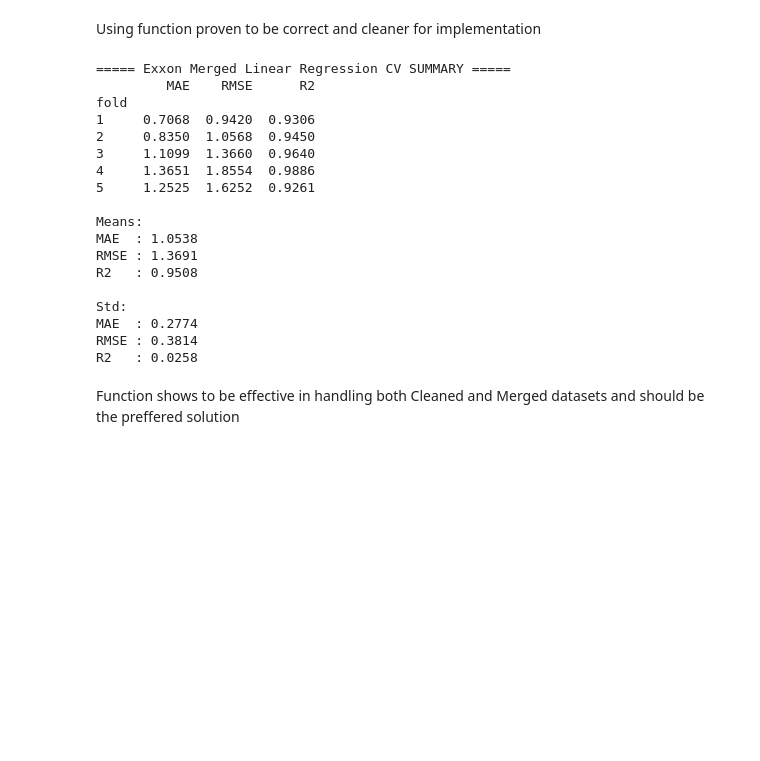
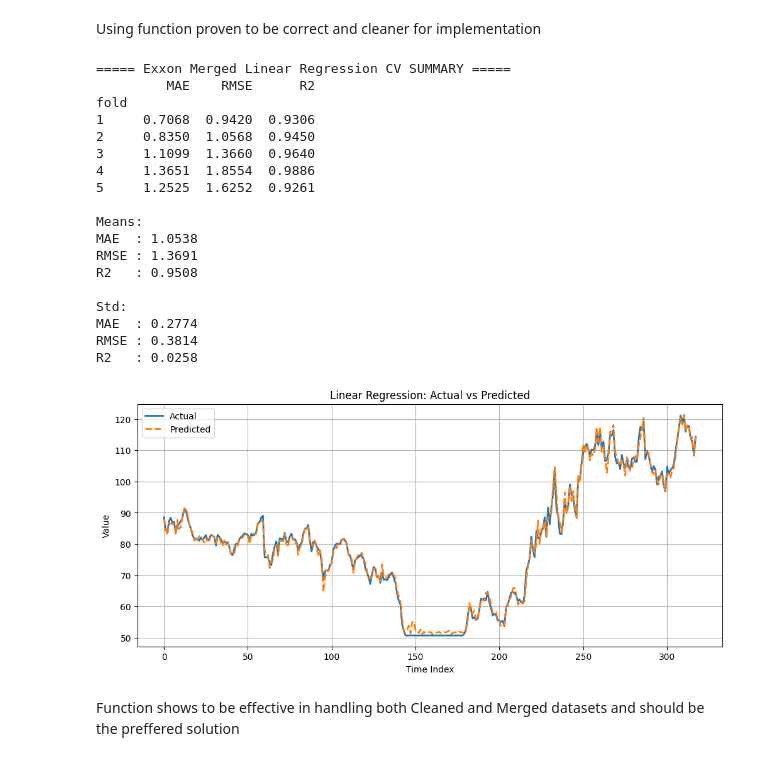
Before and after one commit to IntelligentSystemsProject/Stock-Market-Project, a Jupyter notebook: project.ipynb, the cells around one changed output. Saved outputs shown, nothing was run; the diff lists cells and outputs as text; code cells hidden in the pictures; blank space fills up the shorter version.

```diff
--- a/project.ipynb
+++ b/project.ipynb
@@ -419,3 +632,41 @@ Helper functions defined.
+# %%
+import matplotlib.pyplot as plt
+import numpy as np
+
+def plot_actual_vs_predicted(results, title="Actual vs Predicted", max_points=300):
+    """
+    Plots actual vs predicted values from your CV models.
+
+    Parameters:
+    - results: dict returned from your training functions
+    - title: plot title
+    - max_points: limits plot size for readability
+    """
+
+    # Extract predictions
+    y_true, y_pred = results["all_preds"]
+
+    y_true = np.array(y_true)
+    y_pred = np.array(y_pred)
+
+    # Optional trimming for readability
+    if len(y_true) > max_points:
+        step = len(y_true) // max_points
+        y_true = y_true[::step]
+        y_pred = y_pred[::step]
+
+    plt.figure(figsize=(12, 5))
+
+    plt.plot(y_true, label="Actual", linewidth=2)
+    plt.plot(y_pred, label="Predicted", linewidth=2, linestyle="--")
+
+    plt.title(title)
+    plt.xlabel("Time Index")
+    plt.ylabel("Value")
+    plt.legend()
+    plt.grid(True)
+
+    plt.show()
 # %% [markdown]
 ## Part 3: Model Implementation
 # %% [markdown]
@@ -1561,33 +1861,40 @@ results_merged = train_linear_regression_ts(
     data_raw=merged_data_raw,
     features=merged_features,
     target_index=merged_target_index,
     window_size=window_size,
     n_splits=5
 )
 
 # predictions (full combined folds)
 y_test_actual_lr_merged, y_pred_actual_lr_merged = results_merged["all_preds"]
 
 print_cv_summary(results_merged, name="Exxon Merged Linear Regression")
+
+
+plot_actual_vs_predicted(
+    results_merged,
+    title="Linear Regression: Actual vs Predicted"
+)
 # %% [output]
 ===== Exxon Merged Linear Regression CV SUMMARY =====
          MAE    RMSE      R2
 fold
 1     0.7068  0.9420  0.9306
 2     0.8350  1.0568  0.9450
 3     1.1099  1.3660  0.9640
 4     1.3651  1.8554  0.9886
 5     1.2525  1.6252  0.9261
 
 Means:
 MAE  : 1.0538
 RMSE : 1.3691
 R2   : 0.9508
 
 Std:
 MAE  : 0.2774
 RMSE : 0.3814
 R2   : 0.0258
+[figure, added]
 # %% [markdown]
 Function shows to be effective in handling both Cleaned and Merged datasets and should be the preffered solution
 # %% [markdown]
```
Also changed, not shown: parts of 30 cells of this notebook.
